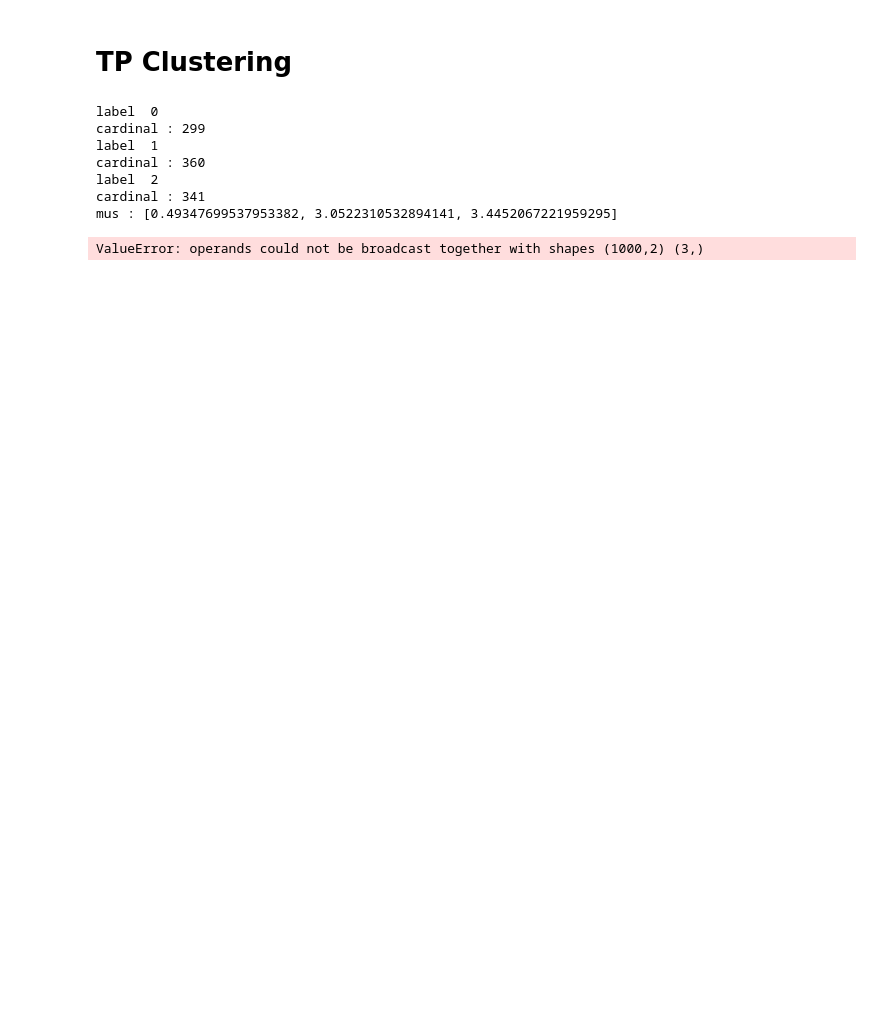
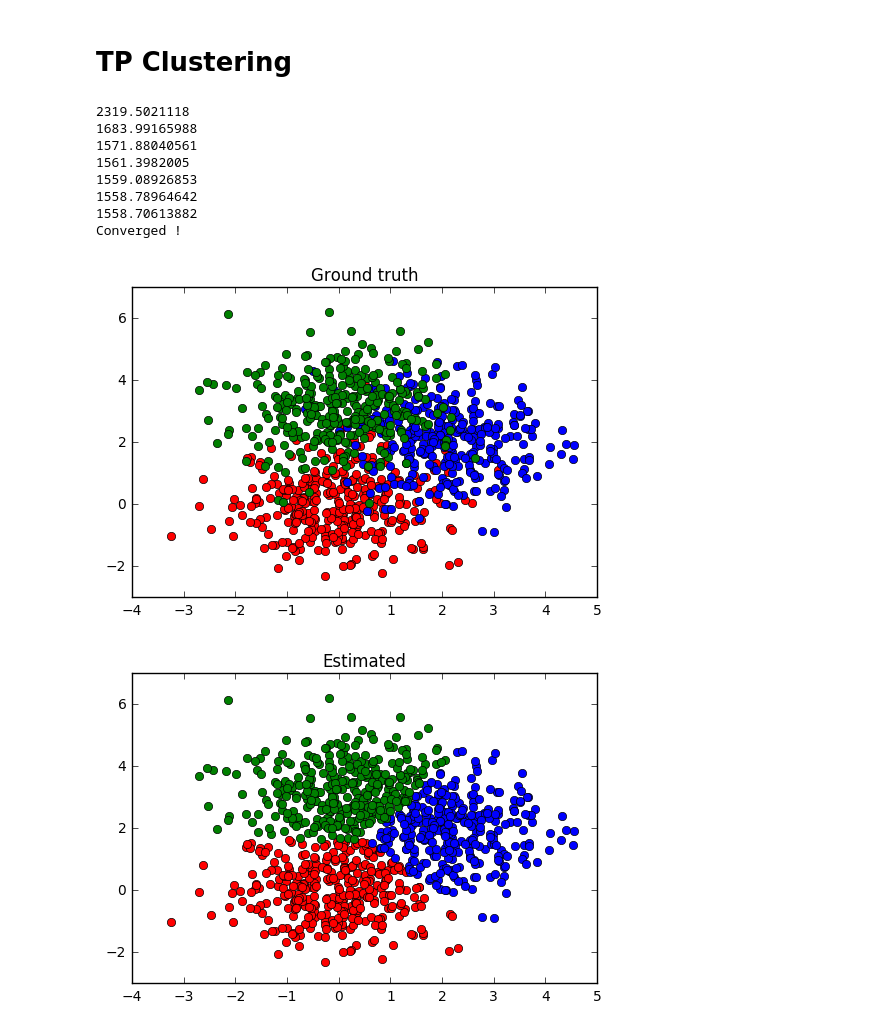
Before and after one commit to rvi008/Challenge-1, a Jupyter notebook: clustering/clustering.ipynb, the cells around one changed output. Drawn from its saved outputs; the diff is of its cells as text; code cells hidden in the pictures; blank space fills up the shorter version.

```diff
--- a/clustering/clustering.ipynb
+++ b/clustering/clustering.ipynb
@@ -47,33 +47,21 @@ def compute_labels(X, centroids):
     return dist.argmin(axis=1)
 
 def compute_inertia_centroids(X, labels):
-    """Compute inertia and centroids
-    Parameters
-    ----------
-    X : array, shape=(n, p)
-        The samples
-    labels : array, shape=(n,)
-        The labels of each sample
-    Returns
-    -------
-    inertia: float
-        The inertia
-    centroids: array, shape=(k, p)
-        The estimated centroids
-    """
-    mus = []
-    classes = np.unique(labels)
-    for label in classes:
-        print("label ", label)
-        indexeslabel = np.where(labels == label)
-        cardinal = len(Xi)
-        print("cardinal :", cardinal)
-        mus.append(1 / np.linalg.norm(cardinal) * np.sum(X[indexeslabel]))
-    print("mus :", mus)
-    inertia = np.sum(np.sum(np.linalg.norm(X - mus) ** 2))
-    print(inertia)
-    return inertia, centroids
+   dim_labels = np.unique(labels)# Labels différents dans la matrice des labels
+   cardinal_matrix = np.zeros((len(dim_labels), 2))
+   inertie_matrix = np.zeros( (len(dim_labels),1))
+   # Calcul des centroids
+   for i in dim_labels :
+       vec = X[labels==i, :]
+       cardinal = vec.shape[0]
+       cardinal_matrix[i,0] = (1/ cardinal)  * np.sum(vec[:, 0])
+       cardinal_matrix[i,1] = (1/ cardinal) * np.sum(vec[:, 1])
 
+       inertie_matrix[i, 0] = np.linalg.norm(vec[:, 0] - cardinal_matrix[i,0], ord = 2)**2 +\
+       np.linalg.norm(vec[:, 1] - cardinal_matrix[i,1], ord = 2)**2
+
+
+   return inertie_matrix.sum(), cardinal_matrix
 
 def kmeans(X, n_clusters, n_iter=100, tol=1e-7, random_state=42):
     """K-Means : Estimate position of centroids and labels
@@ -103,38 +91,40 @@ def kmeans(X, n_clusters, n_iter=100, tol=1e-7, random_state=42):
             print('Converged !')
             break
         old_inertia = inertia
         labels = compute_labels(X, centroids)
         print(inertia)
     else:
         print('Dit not converge...')
     return centroids, labels
 
 if __name__ == '__main__':
     n = 1000
     centroids = np.array([[0., 0.], [2., 2.], [0., 3.]])
     X, y = generate_data(n, centroids)
 
     centroids, labels = kmeans(X, n_clusters=3, random_state=42)
     import matplotlib.pyplot as plt
     plt.close('all')
     plt.figure()
     plt.plot(X[y == 0, 0], X[y == 0, 1], 'or')
     plt.plot(X[y == 1, 0], X[y == 1, 1], 'ob')
     plt.plot(X[y == 2, 0], X[y == 2, 1], 'og')
     plt.title('Ground truth')
 
     plt.figure()
     plt.plot(X[labels == 0, 0], X[labels == 0, 1], 'or')
     plt.plot(X[labels == 1, 0], X[labels == 1, 1], 'ob')
     plt.plot(X[labels == 2, 0], X[labels == 2, 1], 'og')
     plt.title('Estimated')
     plt.show()
 # %% [output]
-label  0
-cardinal : 299
-label  1
-cardinal : 360
-label  2
-cardinal : 341
-mus : [0.49347699537953382, 3.0522310532894141, 3.4452067221959295]
+2319.5021118
+1683.99165988
+1571.88040561
+1561.3982005
+1559.08926853
+1558.78964642
+1558.70613882
+Converged !
-ValueError: operands could not be broadcast together with shapes (1000,2) (3,)
+[figure, added]
+[figure, added]
```
Also changed, not shown: parts of 3 cells of this notebook.
